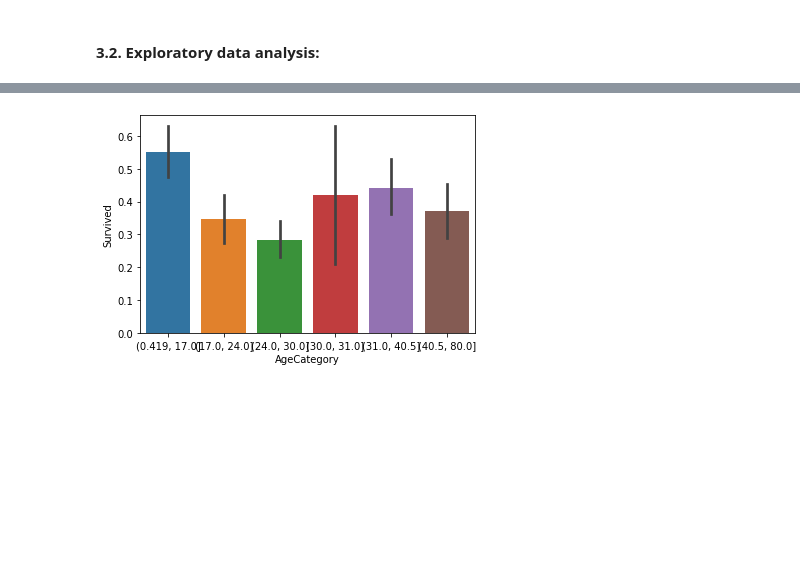
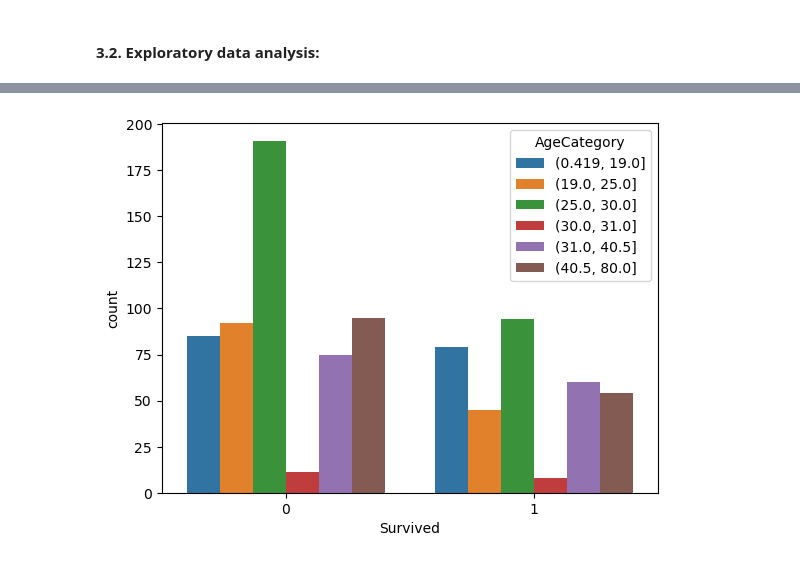
Before and after one commit to net4troll/DS-GMC-WS, a Jupyter notebook: Supervised ML/Logistic Regression Breast Cancer Iris & Titanic.ipynb, the cells around one changed output, grey strips where cells are left out. Drawn from its saved outputs; the diff is of its cells as text; code cells hidden in the pictures; blank space fills up the shorter version.

```diff
--- a/Supervised ML/Logistic Regression Breast Cancer Iris & Titanic.ipynb
+++ b/Supervised ML/Logistic Regression Breast Cancer Iris & Titanic.ipynb
@@ -323,11 +328,14 @@ df = pd.read_csv('data_titanic.csv', header='infer')
 # %%
 # Fill the missing values in the Age variable.
 # if it is a Mr replace with 30, else replace with 10.
+df.Age = df.Age.fillna(df.Sex.apply(lambda x:30 if 'male' else 10))
 # %%
 # We will drop some columns.
 #['PassengerId','Name','Ticket','Fare','Cabin']
+df = df.drop(['PassengerId','Name','Ticket','Fare','Cabin'],axis=1)
 # %%
 # Delete the rest of missing values.
 # use dropna(axis=0)
+df = df.dropna(axis=0)
 # %%
 #check the new shape of your dataset
@@ -339,0 +347,2 @@ df = pd.read_csv('data_titanic.csv', header='infer')
+# %%
+df.Survived= df.Survived.map({'No':'0','Yes':'1'})
@@ -340,8 +360,8 @@ df = pd.read_csv('data_titanic.csv', header='infer')
 # %%
 # Survival rate by Age category.
-#cutoff = 6
-df['AgeCategory'] = pd.qcut(df.Age,6)                   # Using quantiles cut into 4 intervals.
-sns.barplot()
+cutoff = 6
+df['AgeCategory'] = pd.qcut(df.Age,cutoff)                   # Using quantiles cut into 4 intervals.
+sns.countplot(x=df['Survived'],hue=df['AgeCategory'])
 plt.show()
 # %% [output]
-[figure, old version]
+[figure, new version]
```
Also changed, not shown: parts of 25 cells of this notebook.
